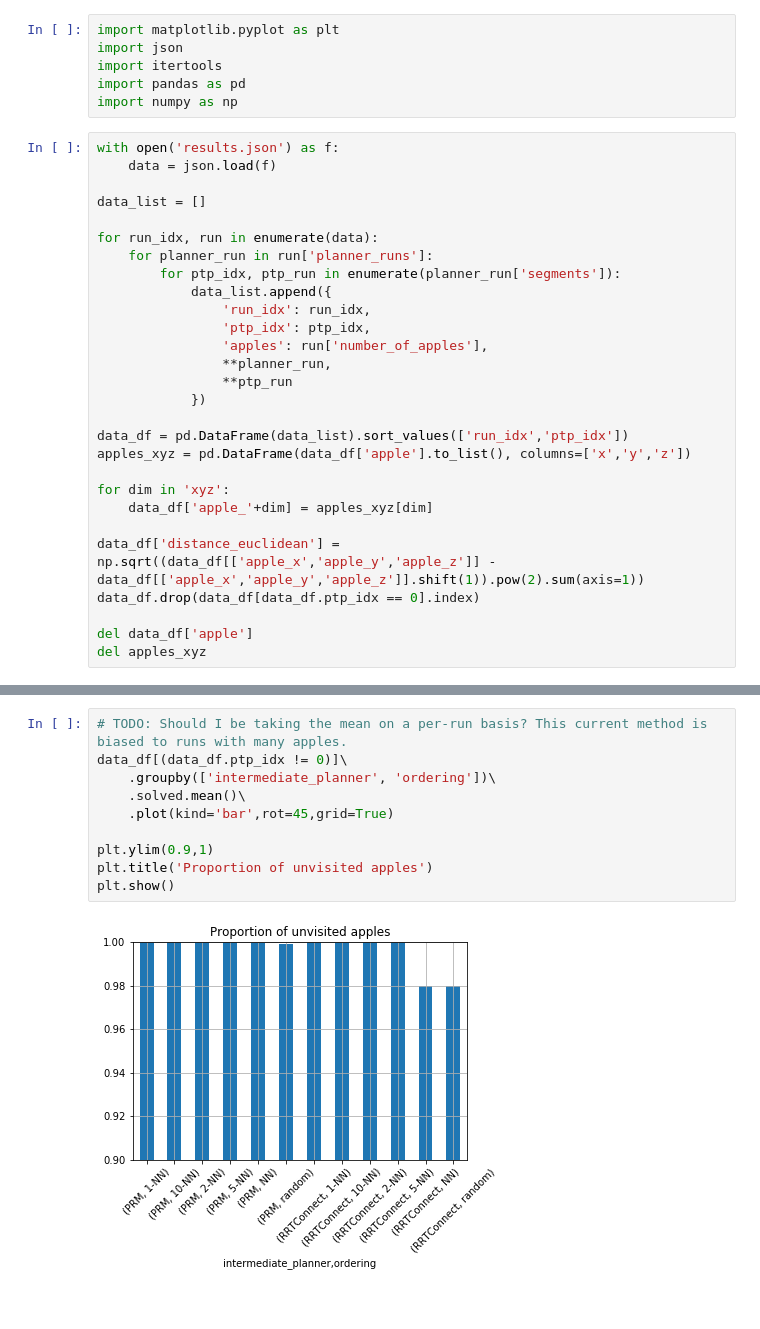
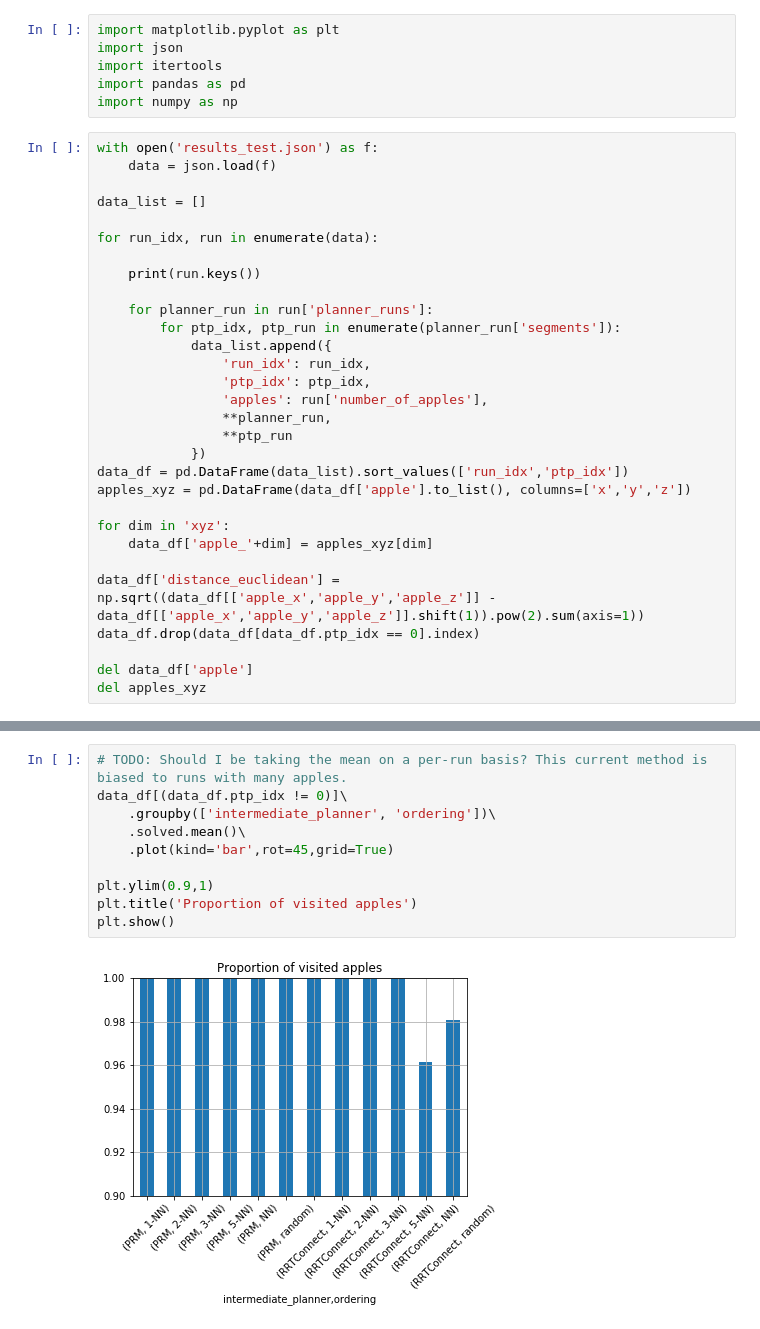
Before and after one commit to werner291/Multigoal-Orchard-Drone-Planning-Library, a Jupyter notebook: analysis/Performance Analysis.ipynb, the cells around one changed output, grey strips where cells are left out. Drawn from its saved outputs; the diff is of its cells as text.

```diff
--- a/analysis/Performance Analysis.ipynb
+++ b/analysis/Performance Analysis.ipynb
@@ -5,12 +5,15 @@ import itertools
 import pandas as pd
 import numpy as np
 # %%
-with open('results.json') as f:
+with open('results_test.json') as f:
     data = json.load(f)
 
 data_list = []
 
 for run_idx, run in enumerate(data):
+
+    print(run.keys())
+
     for planner_run in run['planner_runs']:
         for ptp_idx, ptp_run in enumerate(planner_run['segments']):
             data_list.append({
@@ -20,7 +23,6 @@ for run_idx, run in enumerate(data):
                 **planner_run,
                 **ptp_run
             })
-
 data_df = pd.DataFrame(data_list).sort_values(['run_idx','ptp_idx'])
 apples_xyz = pd.DataFrame(data_df['apple'].to_list(), columns=['x','y','z'])
 
@@ -55,15 +69,15 @@ plt.show()
 # %%
 # TODO: Should I be taking the mean on a per-run basis? This current method is biased to runs with many apples.
 data_df[(data_df.ptp_idx != 0)]\
     .groupby(['intermediate_planner', 'ordering'])\
     .solved.mean()\
     .plot(kind='bar',rot=45,grid=True)
 
 plt.ylim(0.9,1)
-plt.title('Proportion of unvisited apples')
+plt.title('Proportion of visited apples')
 plt.show()
 # %% [output]
-[figure, old version]
+[figure, new version]
 # %%
 bins = np.linspace(0,100,5)
 
```
Also changed, not shown: parts of 8 cells of this notebook, 3 other files.
